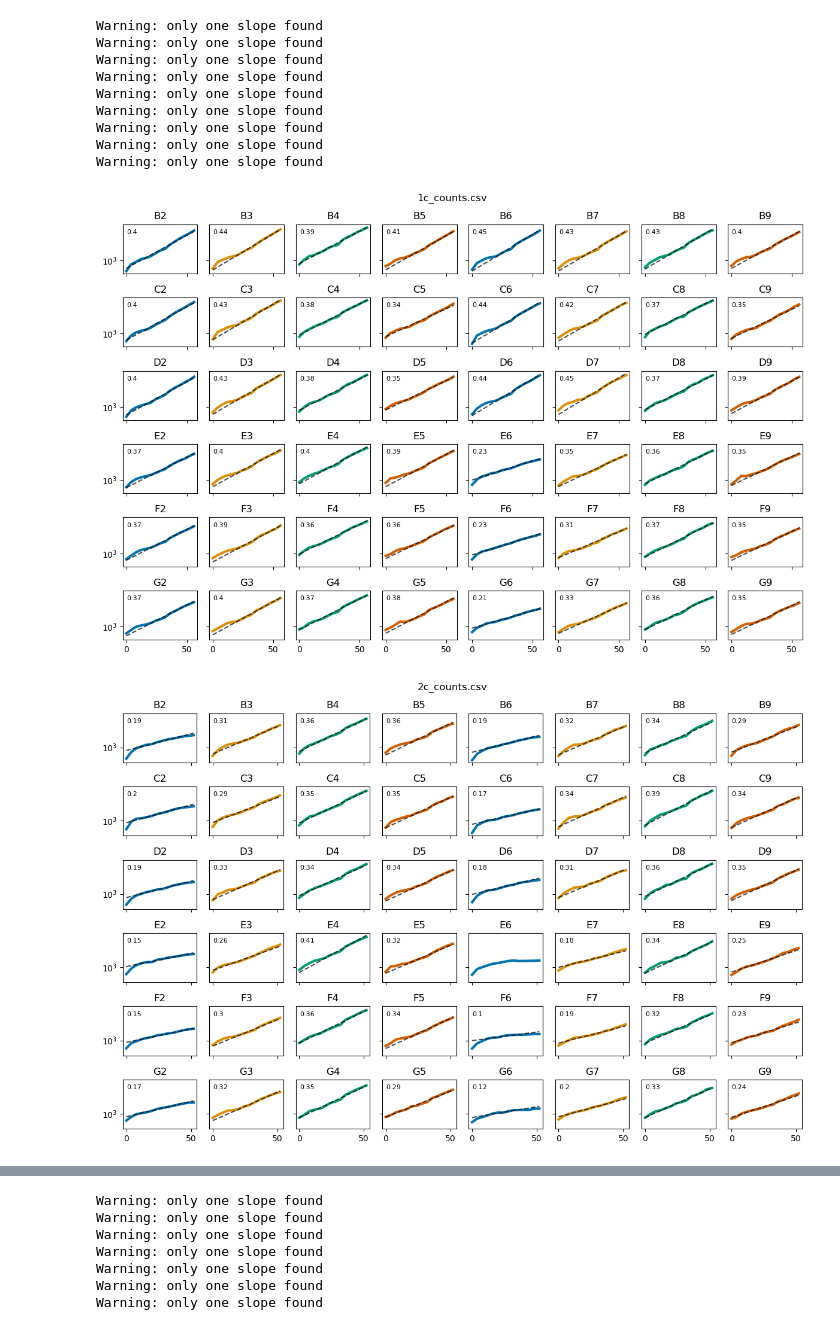
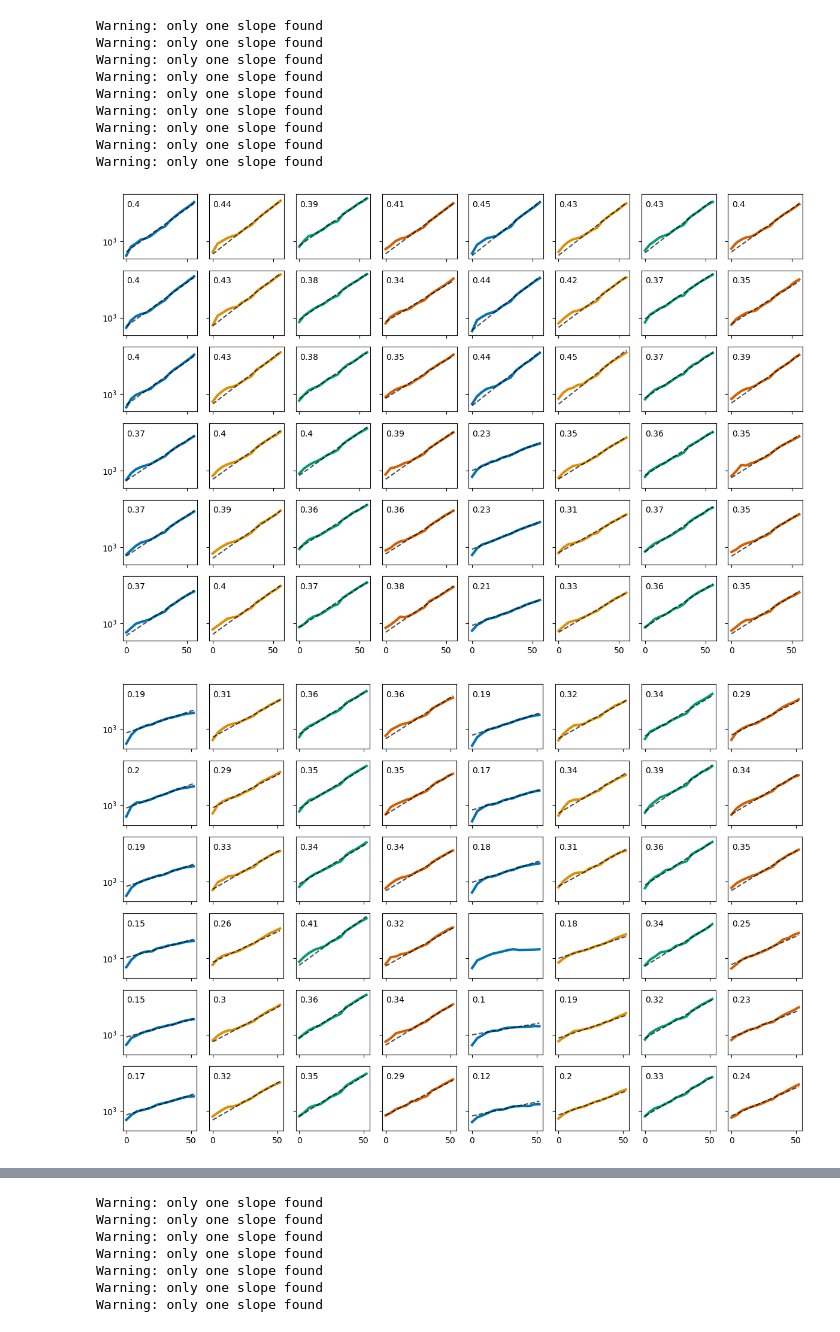
Before and after one commit to eshanking/msw_analysis, a Jupyter notebook: cancer_seascape_est_new.ipynb, the cells around one changed output, grey strips where cells are left out. Cells and saved outputs as stored; diff of their text form; code cells hidden in the pictures.

```diff
--- a/cancer_seascape_est_new.ipynb
+++ b/cancer_seascape_est_new.ipynb
@@ -9,6 +9,8 @@ data_folder = 'data/msw_exp'
 
 data_file_names = os.listdir(data_folder)
 
+data_file_names = [f for f in data_file_names if f.endswith('.csv')]
+
 data_file_list = [os.path.join(data_folder, f) for f in data_file_names]
 
 data_file_names.sort(key=natural_keys)
@@ -126,25 +188,25 @@ data_file_names
 # %%
 # slope_est_options = {'exclude':1,'window':5,'step':2,'thresh':0.5}
 slope_est_options = {'exclude':3,'window':5,'step':2,'thresh':0.65}
 
 for plate_indx in range(len(data_dict_list)):
     # check if the plate is a 'c' plate
 
     # if data_file_names[plate_indx][0:2] == '1c' or data_file_names[plate_indx][0:2] == '2c':
     if data_file_names[plate_indx][1] == 'c':
-        plot_plate(data_dict_list[plate_indx],col_list=col_list,row_list=row_list,
+        fig,ax = plot_plate(data_dict_list[plate_indx],col_list=col_list,row_list=row_list,
                 col_key_color=col_key_color,col_key_genotype=col_key_genotype,
                 color_dict=color_dict,plot_fit=True,slope_est_options=slope_est_options,
-                title=data_file_names[plate_indx],label_well=True);
+                title=None,label_well=False);
 # %% [output]
 Warning: only one slope found
 Warning: only one slope found
 Warning: only one slope found
 Warning: only one slope found
 Warning: only one slope found
 Warning: only one slope found
 Warning: only one slope found
 Warning: only one slope found
 Warning: only one slope found
-[figure, old version]
+[figure, new version]
-[figure, old version]
+[figure, new version]
```
Also changed, not shown: parts of 7 cells of this notebook, 17 other files.
